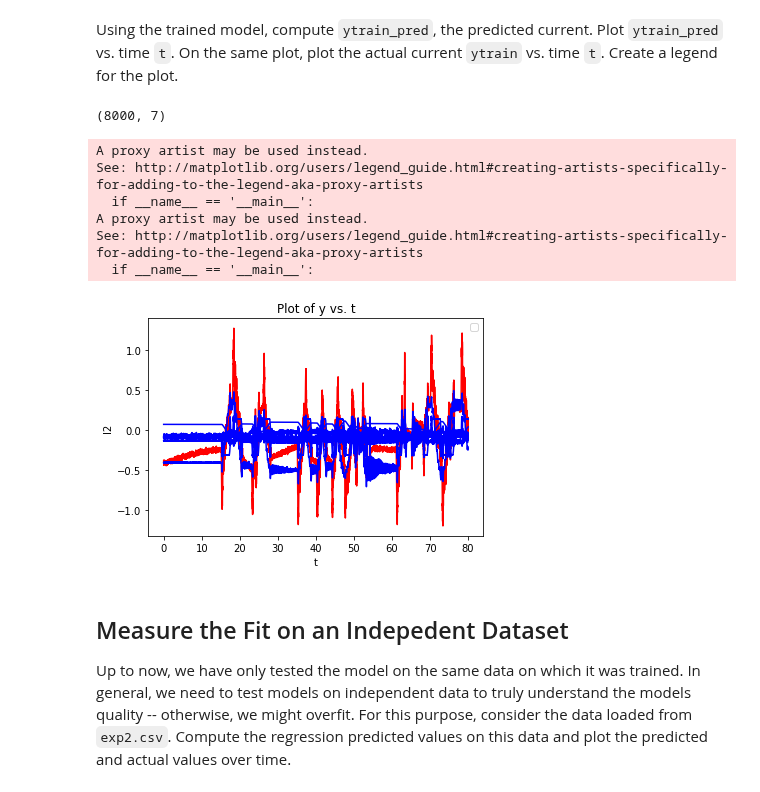
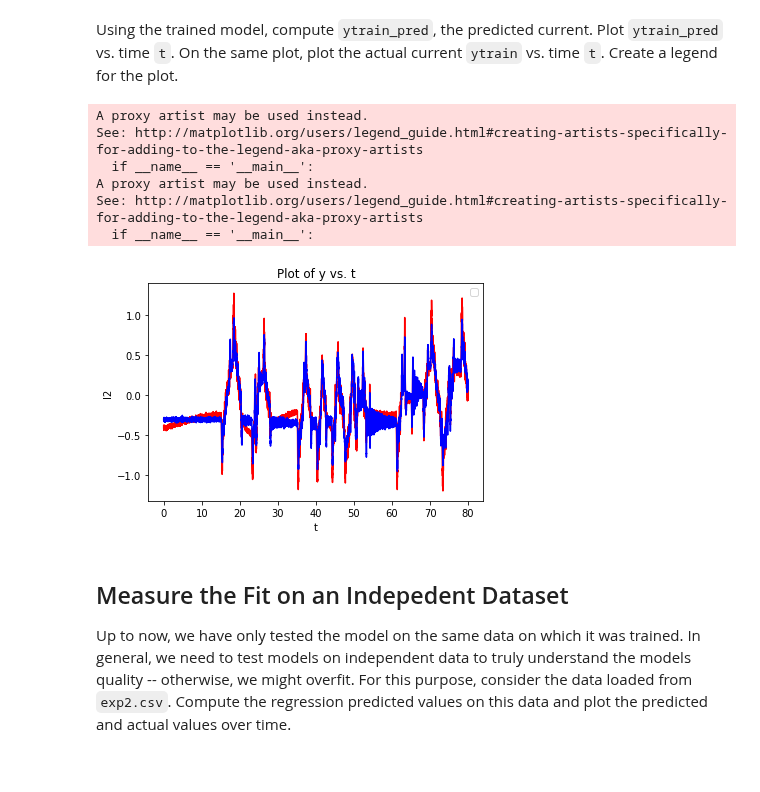
Before and after one commit to VishalShah1999/Machine-Learning, a Jupyter notebook: lab2p1.ipynb, the cells around one changed output. Drawn from its saved outputs; the diff is of its cells as text; code cells hidden in the pictures.

```diff
--- a/lab2p1.ipynb
+++ b/lab2p1.ipynb
@@ -104,7 +104,3 @@ array([-0.08408084,  0.06255018,  0.20584896,  0.00118784,  0.00044457,
        -0.0031362 ,  0.00603298,  0.05487097])
 # %% [markdown]
 Using the trained model, compute `ytrain_pred`, the predicted current.  Plot `ytrain_pred` vs. time `t`.  On the same plot, plot the actual current `ytrain` vs. time `t`.  Create a legend for the plot.
-# %%
-Xtrain.shape
-# %% [output]
-(8000, 7)
@@ -113,22 +107,22 @@ beta
 # %%
 # TODO
-ytrain_pred = beta[1:]*Xtrain + beta[0]
+ytrain_pred = Xtrain@beta[1:] + beta[0]
 
 plot1=plt.plot(t,ytrain,'r')
 plot2=plt.plot(t,ytrain_pred,'b')
 plt.xlabel('t')
 plt.ylabel('I2')
 plt.title('Plot of y vs. t')
 plt.legend([plot1, plot2], ('red line','blue line'),numpoints=1)# make legend
 plt.show()# show the plot on the screen
 # %% [output]
 A proxy artist may be used instead.
 See: http://matplotlib.org/users/legend_guide.html#creating-artists-specifically-for-adding-to-the-legend-aka-proxy-artists
   if __name__ == '__main__':
 A proxy artist may be used instead.
 See: http://matplotlib.org/users/legend_guide.html#creating-artists-specifically-for-adding-to-the-legend-aka-proxy-artists
   if __name__ == '__main__':
-[figure, old version]
+[figure, new version]
 # %% [markdown]
 ## Measure the Fit on an Indepedent Dataset
 
```
Also changed, not shown: parts of 3 cells of this notebook.
